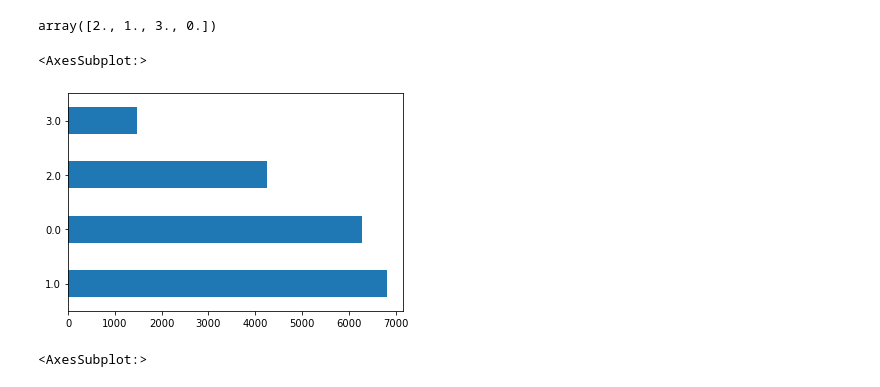
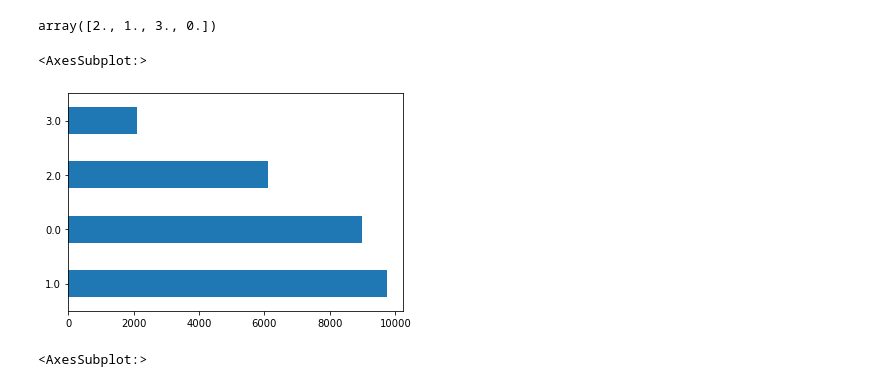
Before and after one commit to kaushikdayalan/hackerearth-adopt-a-buddy, a Jupyter notebook: pet-adoption.ipynb, the cells around one changed output. Cells and saved outputs as stored; diff of their text form; code cells hidden in the pictures.

```diff
--- a/pet-adoption.ipynb
+++ b/pet-adoption.ipynb
@@ -7,3 +7,5 @@ import matplotlib.pyplot as plt
 data_path = "./input/"
 train = pd.read_csv(data_path+"train.csv")
 test = pd.read_csv(data_path+"test.csv")
+full_set = pd.concat([train.drop(['breed_category','pet_category'],axis=1),test])
+len(full_set)
@@ -26,5 +30,5 @@ test.head()
 | 3 | ANSL_67171 | 2015-02-13 00:00:00 | 2018-04-06 07:25:00 | 1.0 | Black | 0.29 | 8.46 | 7 | 1 |
 | 4 | ANSL_72871 | 2017-01-18 00:00:00 | 2018-04-26 13:42:00 | 1.0 | Brown | 0.71 | 30.92 | 0 | 7 |
 # %%
-train['condition'] = train['condition'].fillna(3)
+full_set['condition'] = full_set['condition'].fillna(3)
 # %%
@@ -32,10 +36,10 @@ train['condition'].unique()
 # %% [output]
 array([2., 1., 3., 0.])
 # %%
-train['condition'].value_counts().plot(kind="barh")
+full_set['condition'].value_counts().plot(kind="barh")
 # %% [output]
 <AxesSubplot:>
-[figure, old version]
+[figure, new version]
 # %%
 train['pet_category'].value_counts().plot(kind='barh')
 # %% [output]
```
Also changed, not shown: parts of 24 cells of this notebook, 1 other file.
